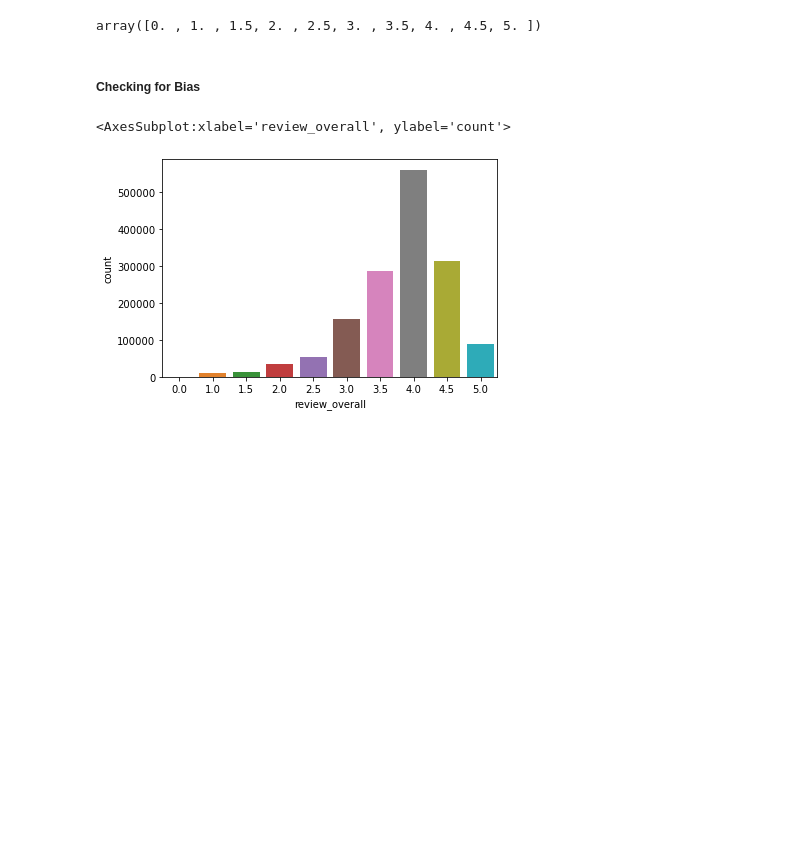
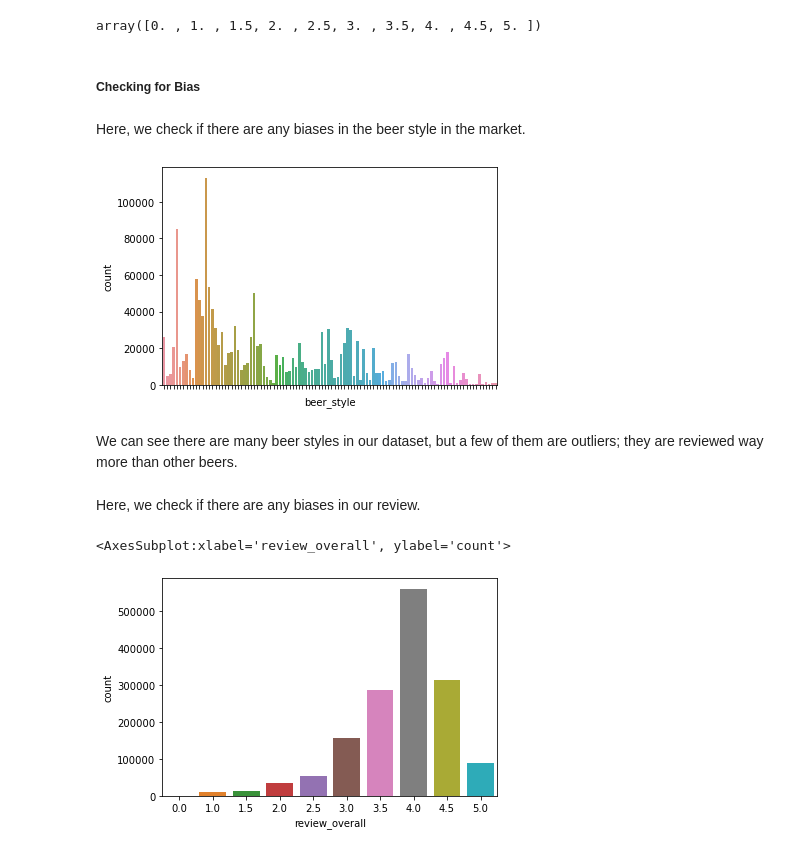
Before and after one commit to COGS118A/Group008-Wi23, a Jupyter notebook: FinalProjectGroup008-Wi23.ipynb, the cells around one changed output. Drawn from its saved outputs; the diff is of its cells as text; code cells hidden in the pictures; blank space fills up the shorter version.

Commit message:
Added more visualizations

```diff
--- a/FinalProjectGroup008-Wi23.ipynb
+++ b/FinalProjectGroup008-Wi23.ipynb
@@ -89,6 +90,18 @@ np.unique(y)
 array([0. , 1. , 1.5, 2. , 2.5, 3. , 3.5, 4. , 4.5, 5. ])
 # %% [markdown]
 ##### Checking for Bias
+# %% [markdown]
+Here, we check if there are any biases in the beer style in the market.
+# %%
+ax = sns.countplot(x=df['beer_style'], data=df)
+ax.set(xticklabels=[])
+plt.show()
+# %% [output]
+[figure, added]
+# %% [markdown]
+We can see there are many beer styles in our dataset, but a few of them are outliers; they are reviewed way more than other beers.
+# %% [markdown]
+Here, we check if there are any biases in our review.
 # %%
 sns.countplot(x=df['review_overall'],data=df)
 # %% [output]
```
Also changed, not shown: parts of 55 cells of this notebook.
